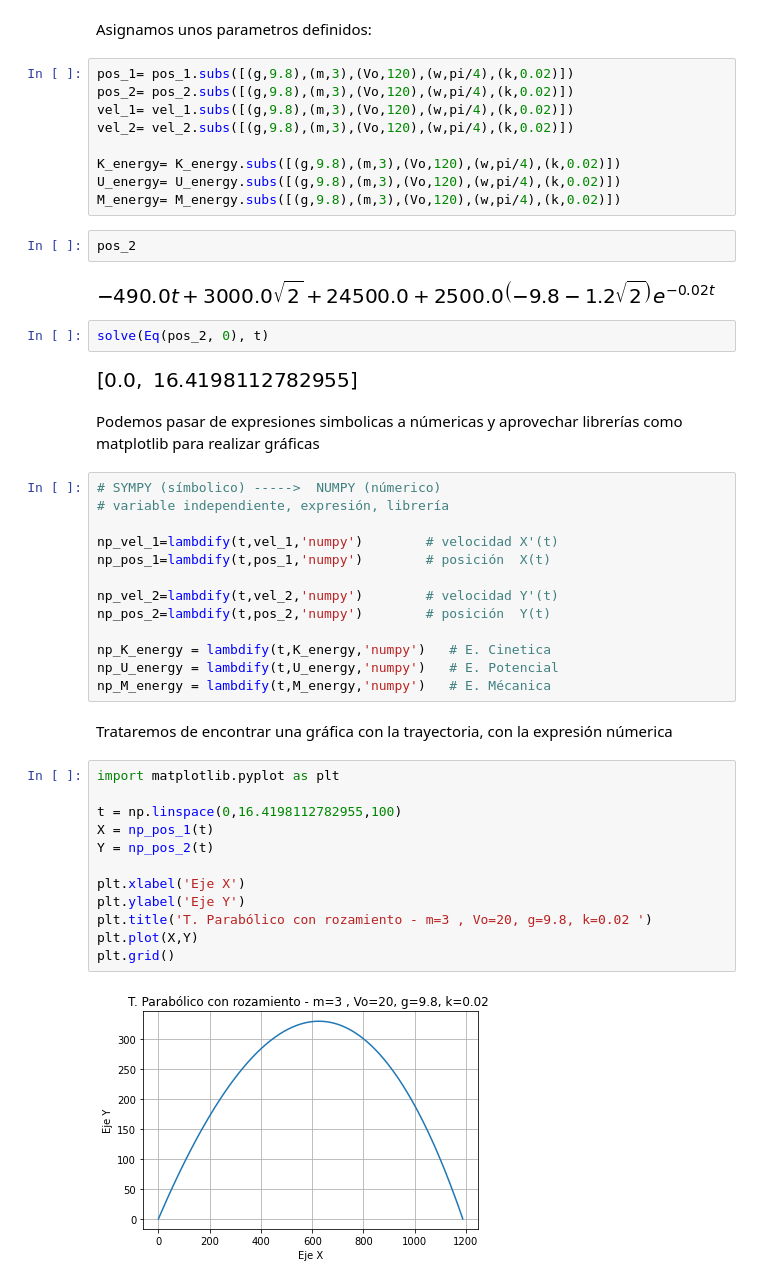
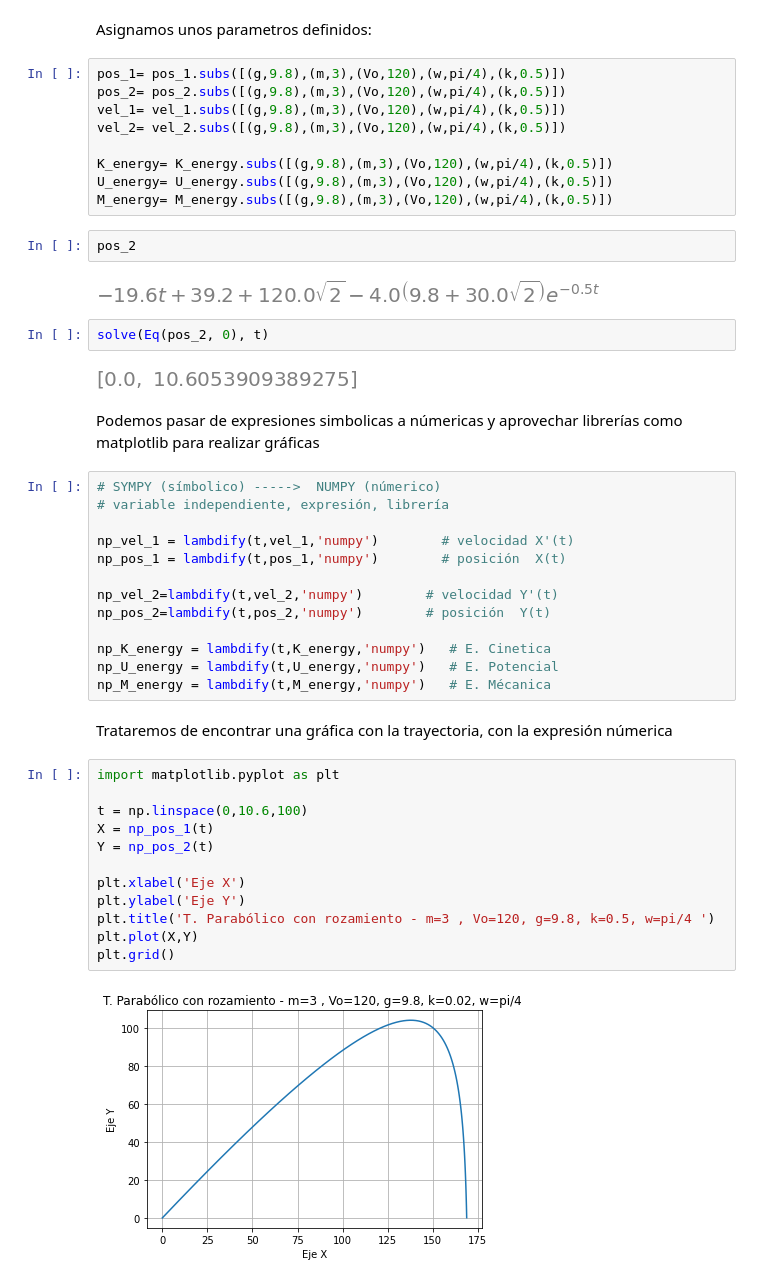
Before and after one commit to giovannilopez9808/Taller_python_ene2021, a Jupyter notebook: Sesiones/EDO_simbólicas.ipynb, the cells around one changed output. Saved outputs shown, nothing was run; the diff lists cells and outputs as text.

```diff
--- a/Sesiones/EDO_simbólicas.ipynb
+++ b/Sesiones/EDO_simbólicas.ipynb
@@ -293,30 +379,30 @@ M_energy
 # %% [markdown]
 Asignamos unos parametros definidos:
 # %%
-pos_1= pos_1.subs([(g,9.8),(m,3),(Vo,120),(w,pi/4),(k,0.02)])
-pos_2= pos_2.subs([(g,9.8),(m,3),(Vo,120),(w,pi/4),(k,0.02)])
-vel_1= vel_1.subs([(g,9.8),(m,3),(Vo,120),(w,pi/4),(k,0.02)])
-vel_2= vel_2.subs([(g,9.8),(m,3),(Vo,120),(w,pi/4),(k,0.02)])
+pos_1= pos_1.subs([(g,9.8),(m,3),(Vo,120),(w,pi/4),(k,0.5)])
+pos_2= pos_2.subs([(g,9.8),(m,3),(Vo,120),(w,pi/4),(k,0.5)])
+vel_1= vel_1.subs([(g,9.8),(m,3),(Vo,120),(w,pi/4),(k,0.5)])
+vel_2= vel_2.subs([(g,9.8),(m,3),(Vo,120),(w,pi/4),(k,0.5)])
 
-K_energy= K_energy.subs([(g,9.8),(m,3),(Vo,120),(w,pi/4),(k,0.02)])
-U_energy= U_energy.subs([(g,9.8),(m,3),(Vo,120),(w,pi/4),(k,0.02)])
-M_energy= M_energy.subs([(g,9.8),(m,3),(Vo,120),(w,pi/4),(k,0.02)])
+K_energy= K_energy.subs([(g,9.8),(m,3),(Vo,120),(w,pi/4),(k,0.5)])
+U_energy= U_energy.subs([(g,9.8),(m,3),(Vo,120),(w,pi/4),(k,0.5)])
+M_energy= M_energy.subs([(g,9.8),(m,3),(Vo,120),(w,pi/4),(k,0.5)])
 # %%
 pos_2
 # %% [output]
-[figure, old version]
+[figure, new version]
 # %%
 solve(Eq(pos_2, 0), t)
 # %% [output]
-[figure, old version]
+[figure, new version]
 # %% [markdown]
 Podemos pasar de expresiones simbolicas a númericas y aprovechar librerías como matplotlib para realizar gráficas
 # %%
 # SYMPY (símbolico) ----->  NUMPY (númerico)
 # variable independiente, expresión, librería
 
-np_vel_1=lambdify(t,vel_1,'numpy')        # velocidad X'(t)
-np_pos_1=lambdify(t,pos_1,'numpy')        # posición  X(t)
+np_vel_1 = lambdify(t,vel_1,'numpy')        # velocidad X'(t)
+np_pos_1 = lambdify(t,pos_1,'numpy')        # posición  X(t)
 
 np_vel_2=lambdify(t,vel_2,'numpy')        # velocidad Y'(t)
 np_pos_2=lambdify(t,pos_2,'numpy')        # posición  Y(t)
@@ -329,14 +415,14 @@ Trataremos de encontrar una gráfica con la trayectoria, con la expresión núme
 # %%
 import matplotlib.pyplot as plt
 
-t = np.linspace(0,16.4198112782955,100)
+t = np.linspace(0,10.6,100)
 X = np_pos_1(t)
 Y = np_pos_2(t)
 
 plt.xlabel('Eje X')
 plt.ylabel('Eje Y')
-plt.title('T. Parabólico con rozamiento - m=3 , Vo=20, g=9.8, k=0.02 ')
+plt.title('T. Parabólico con rozamiento - m=3 , Vo=120, g=9.8, k=0.5, w=pi/4 ')
 plt.plot(X,Y)
 plt.grid()
 # %% [output]
-[figure, old version]
+[figure, new version]
```
Also changed, not shown: parts of 41 cells of this notebook.
